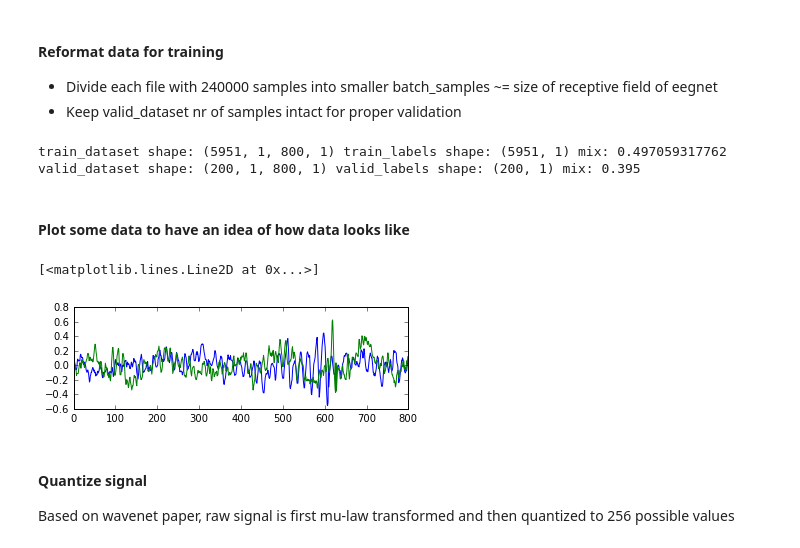
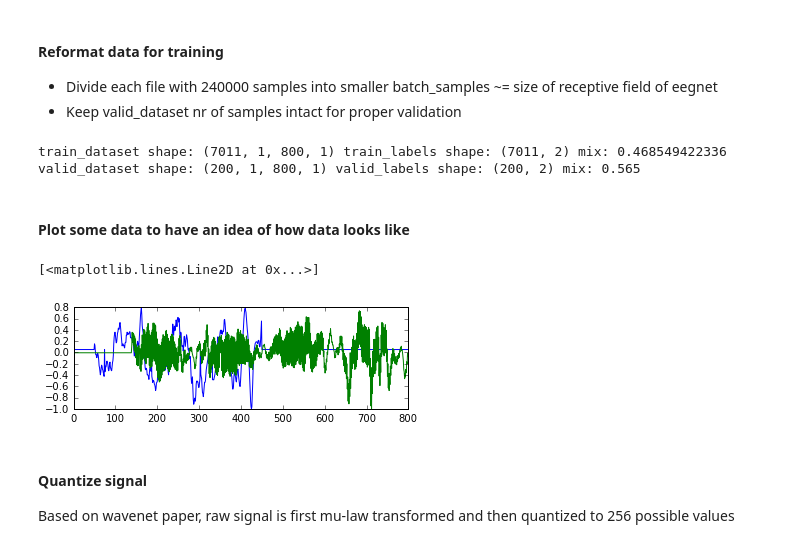
Before and after one commit to KnightofDawn/eegnet, a Jupyter notebook: ipynb/eegnet_slim.ipynb, the cells around one changed output. Drawn from its saved outputs; the diff is of its cells as text; code cells hidden in the pictures.

```diff
--- a/ipynb/eegnet_slim.ipynb
+++ b/ipynb/eegnet_slim.ipynb
@@ -40,15 +40,15 @@ def clean_normalize_data_labels(data, labels, sigma=1.0):
     for idx, d in enumerate(data):
         if (np.count_nonzero(d) < 10) or (np.any(np.std(d, axis=0) < sigma)):
             continue
-        # Normalize mean=0 and sigma=0.5: axis = 0 is along columns, vertical lines.
+        # Normalize mean=0 and sigma=1: axis=0 is along columns, vertical lines.
         d -= np.mean(d, axis=0)
-        d /= np.ptp(d, axis=0)
+        d /= np.amax(np.absolute(d), axis=0)
         data_tmp.append(d)
         labels_tmp.append(labels[idx])
     return np.asarray(data_tmp), np.asarray(labels_tmp)
 # %%
 #Output size of the layer
-num_labels = 1
+num_labels = 2
 
 #60% for train and 40% for validation
 split_idx = int(dataset.shape[0]*0.8)
@@ -90,21 +90,21 @@ valid_dataset = valid_dataset[:,:,:,None]
 valid_labels = valid_labels[:200]
 
 print('train_dataset shape:', train_dataset.shape, 'train_labels shape:', train_labels.shape,
-      'mix:', float(np.count_nonzero(train_labels, axis=0))/train_labels.shape[0])
+      'mix:', float(np.count_nonzero(train_labels[:,1], axis=0))/train_labels.shape[0])
 print('valid_dataset shape:', valid_dataset.shape, 'valid_labels shape:', valid_labels.shape,
-      'mix:', float(np.count_nonzero(valid_labels, axis=0))/valid_labels.shape[0])
+      'mix:', float(np.count_nonzero(valid_labels[:,1], axis=0))/valid_labels.shape[0])
 # %% [output]
-train_dataset shape: (5951, 1, 800, 1) train_labels shape: (5951, 1) mix: 0.497059317762
-valid_dataset shape: (200, 1, 800, 1) valid_labels shape: (200, 1) mix: 0.395
+train_dataset shape: (7011, 1, 800, 1) train_labels shape: (7011, 2) mix: 0.468549422336
+valid_dataset shape: (200, 1, 800, 1) valid_labels shape: (200, 2) mix: 0.565
 # %% [markdown]
 #### Plot some data to have an idea of how data looks like
 # %%
 plt.subplot(211)
 plt.plot(train_dataset[1,0,:,0])
-plt.plot(train_dataset[2,0,:,0])
+plt.plot(train_dataset[3,0,:,0])
 # %% [output]
 [<matplotlib.lines.Line2D at 0x...>]
-[figure, old version]
+[figure, new version]
 # %% [markdown]
 #### Quantize signal
 
```
Also changed, not shown: parts of 5 cells of this notebook.
